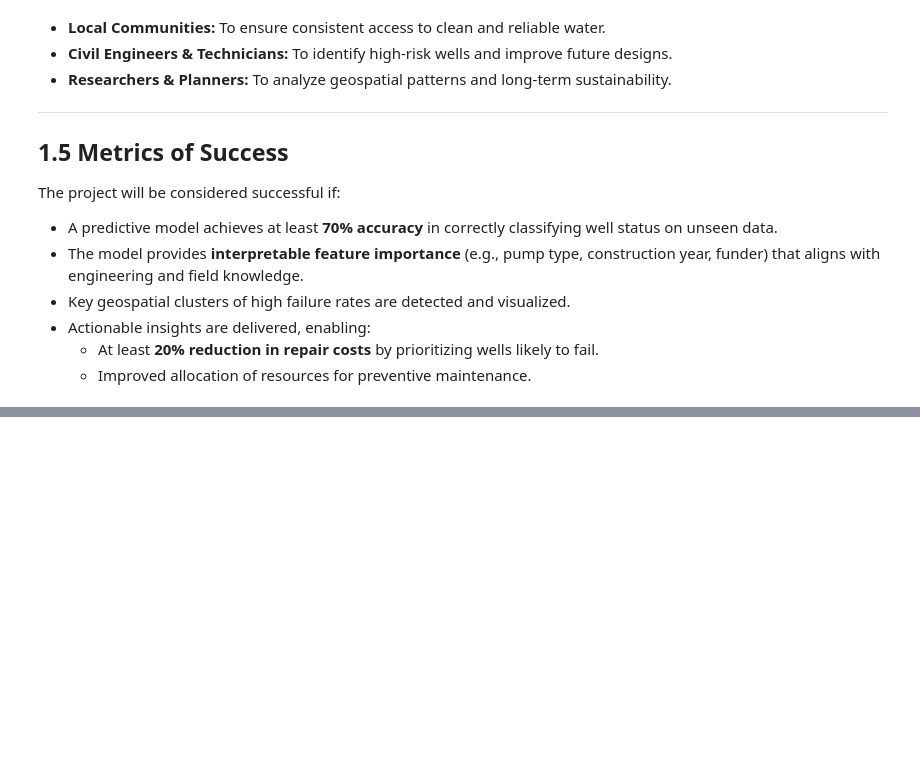
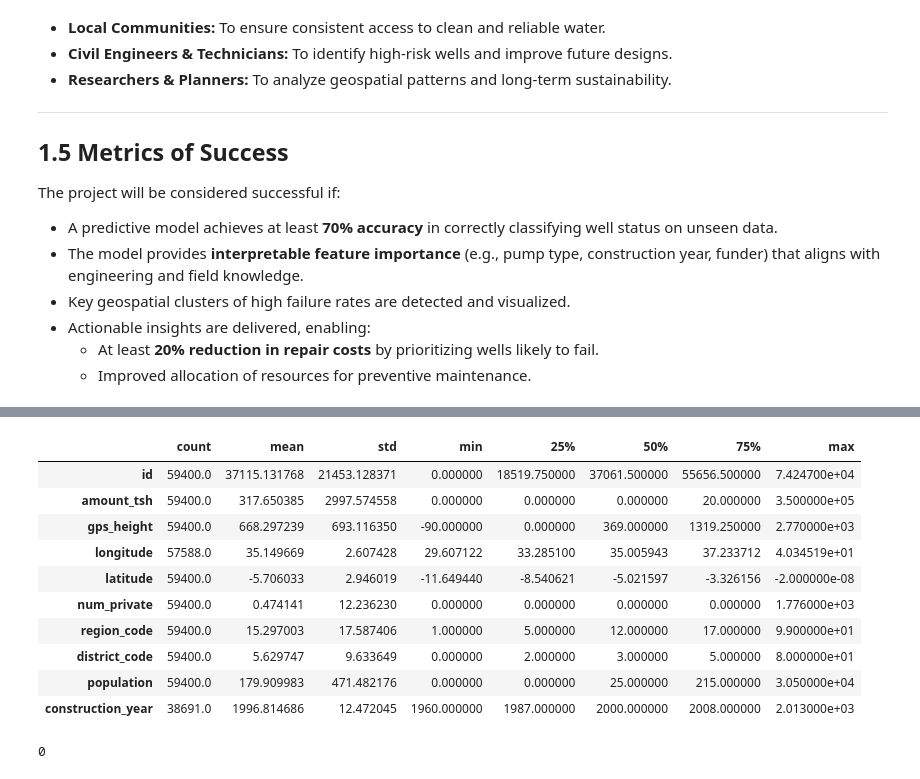
Before and after one commit to HuldahCR/Tanzanian_Water_Well_Risk_Model, a Jupyter notebook: notebooks/Tanzanian_Water_Well_Modeling.ipynb, the cells around one changed output, grey strips where cells are left out. Cells and saved outputs as stored; diff of their text form; code cells hidden in the pictures; blank space fills up the shorter version.

```diff
--- a/notebooks/Tanzanian_Water_Well_Modeling.ipynb
+++ b/notebooks/Tanzanian_Water_Well_Modeling.ipynb
@@ -62,0 +414,6 @@ The project will be considered successful if:
+# %%
+# create a copy of the original df
+
+train_df1 = train_df.copy(deep=True)
+
+train_df1.head()
@@ -62,0 +442,5 @@ The project will be considered successful if:
+# %%
+# convert date recorded to date time
+train_df1['date_recorded'] = pd.to_datetime(train_df1['date_recorded'])
+
+train_df1.dtypes
@@ -62,0 +465,16 @@ The project will be considered successful if:
+# %%
+# Convert construction_year = 0 to NaN (not realistic)
+train_df1['construction_year'] = train_df1['construction_year'].replace(0, np.nan)
+# %%
+# cleaning latitude(ranges between -12 and 0) and longitude(ranges between 29 and 41) for Tanzania
+
+# Replace 0.0 values with NaN
+train_df1['latitude'] = train_df1['latitude'].replace(0, np.nan)
+train_df1['longitude'] = train_df1['longitude'].replace(0, np.nan)
+
+# Drop values outside Tanzania bounds
+train_df1.loc[(train_df1['latitude'] > 0) | (train_df1['latitude'] < -12), 'latitude'] = np.nan
+train_df1.loc[(train_df1['longitude'] < 29) | (train_df1['longitude'] > 41), 'longitude'] = np.nan
+
+# Check
+train_df1[['latitude', 'longitude']].describe()
@@ -62,0 +491,35 @@ The project will be considered successful if:
+# %%
+#check summary statistics again
+train_df1.describe().T
+# %% [output]
+|  | count | mean | std | min | 25% | 50% | 75% | max |
+| id | 59400.0 | 37115.131768 | 21453.128371 | 0.000000 | 18519.750000 | 37061.500000 | 55656.500000 | 7.424700e+04 |
+| amount_tsh | 59400.0 | 317.650385 | 2997.574558 | 0.000000 | 0.000000 | 0.000000 | 20.000000 | 3.500000e+05 |
+| gps_height | 59400.0 | 668.297239 | 693.116350 | -90.000000 | 0.000000 | 369.000000 | 1319.250000 | 2.770000e+03 |
+| longitude | 57588.0 | 35.149669 | 2.607428 | 29.607122 | 33.285100 | 35.005943 | 37.233712 | 4.034519e+01 |
+| latitude | 59400.0 | -5.706033 | 2.946019 | -11.649440 | -8.540621 | -5.021597 | -3.326156 | -2.000000e-08 |
+| num_private | 59400.0 | 0.474141 | 12.236230 | 0.000000 | 0.000000 | 0.000000 | 0.000000 | 1.776000e+03 |
+| region_code | 59400.0 | 15.297003 | 17.587406 | 1.000000 | 5.000000 | 12.000000 | 17.000000 | 9.900000e+01 |
+| district_code | 59400.0 | 5.629747 | 9.633649 | 0.000000 | 2.000000 | 3.000000 | 5.000000 | 8.000000e+01 |
+| population | 59400.0 | 179.909983 | 471.482176 | 0.000000 | 0.000000 | 25.000000 | 215.000000 | 3.050000e+04 |
+| construction_year | 38691.0 | 1996.814686 | 12.472045 | 1960.000000 | 1987.000000 | 2000.000000 | 2008.000000 | 2.013000e+03 |
+# %%
+# cleaning gps height as an elevation of 0 means that the well is at the sea level
+
+# Only set to NaN if the well is inland (not coastal regions)
+coastal_regions = ["pwani", "lindi", "mtwara", "tanga", "dar es salaam"]
+
+train_df1.loc[(train_df1["gps_height"] == 0) & (~train_df1["region"].isin(coastal_regions)), "gps_height"] = np.nan
+
+
+if train_df1["gps_height"].isna().any():
+    train_df1["gps_height"] = train_df1.groupby("region")["gps_height"].transform(
+            lambda x: x.fillna(x.median()))
+
+# fill remaining null values with median
+train_df1["gps_height"] = train_df1["gps_height"].fillna(train_df1["gps_height"].median())
+
+#check for null values
+train_df1["gps_height"].isna().sum()
+# %% [output]
+0
```
Also changed, not shown: parts of 92 cells of this notebook.
